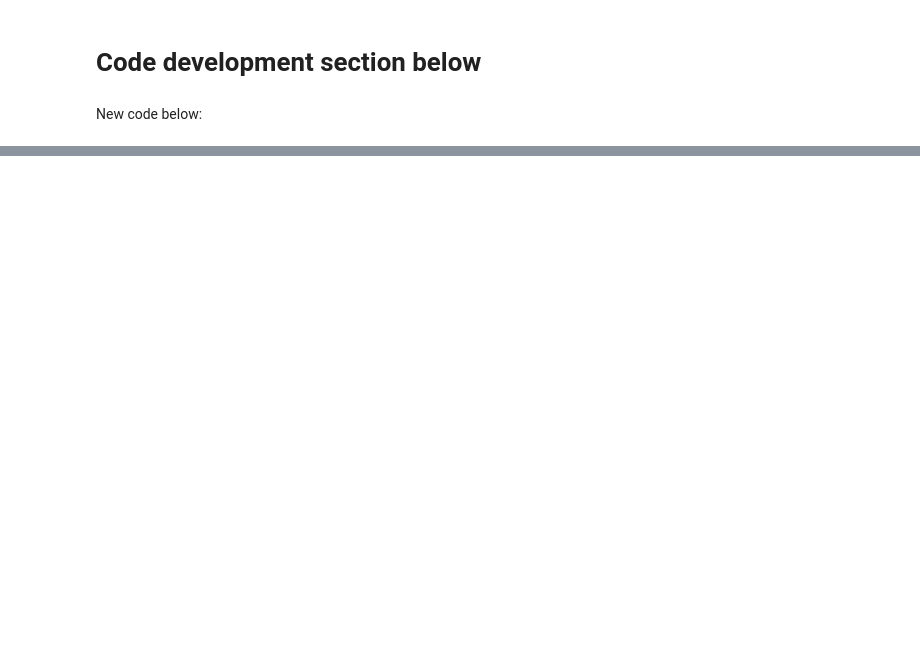
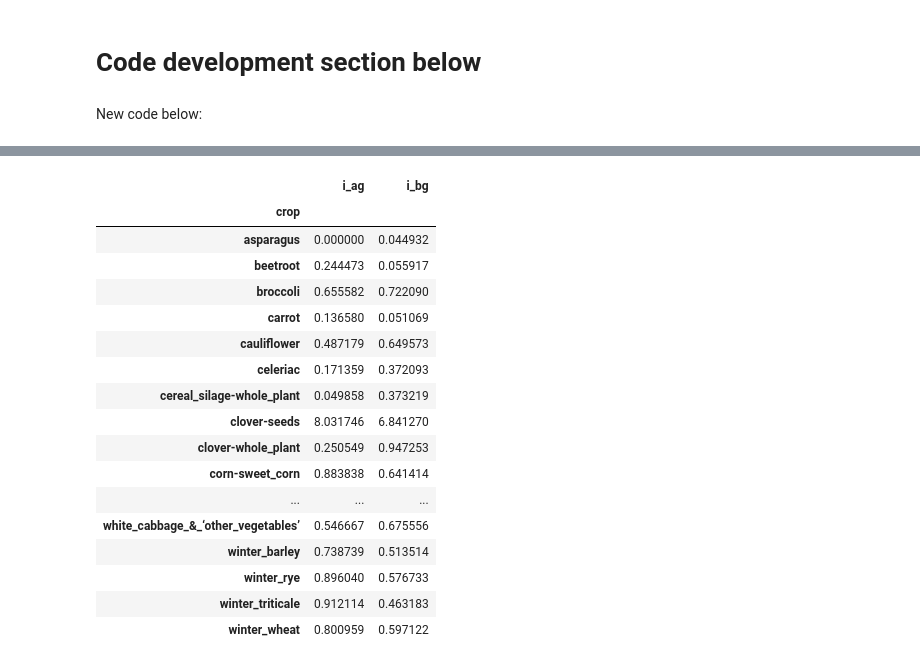
Before and after one commit to SLU-foodsystems/CIBUSmod, a Jupyter notebook: notebooks/run_soil.ipynb, the cells around one changed output, grey strips where cells are left out. Cells and saved outputs as stored; diff of their text form; code cells hidden in the pictures; blank space fills up the shorter version.

```diff
--- a/notebooks/run_soil.ipynb
+++ b/notebooks/run_soil.ipynb
@@ -145,0 +392,21 @@ Code to check instance attributes below:
+# %%
+allo_dfs[1]
+# %% [output]
+|  | i_ag | i_bg |
+| crop |  |  |
+| asparagus | 0.000000 | 0.044932 |
+| beetroot | 0.244473 | 0.055917 |
+| broccoli | 0.655582 | 0.722090 |
+| carrot | 0.136580 | 0.051069 |
+| cauliflower | 0.487179 | 0.649573 |
+| celeriac | 0.171359 | 0.372093 |
+| cereal_silage-whole_plant | 0.049858 | 0.373219 |
+| clover-seeds | 8.031746 | 6.841270 |
+| clover-whole_plant | 0.250549 | 0.947253 |
+| corn-sweet_corn | 0.883838 | 0.641414 |
+| ... | ... | ... |
+| white_cabbage_&_‘other_vegetables’ | 0.546667 | 0.675556 |
+| winter_barley | 0.738739 | 0.513514 |
+| winter_rye | 0.896040 | 0.576733 |
+| winter_triticale | 0.912114 | 0.463183 |
+| winter_wheat | 0.800959 | 0.597122 |
```
Also changed, not shown: parts of 40 cells of this notebook, 2 other files.
